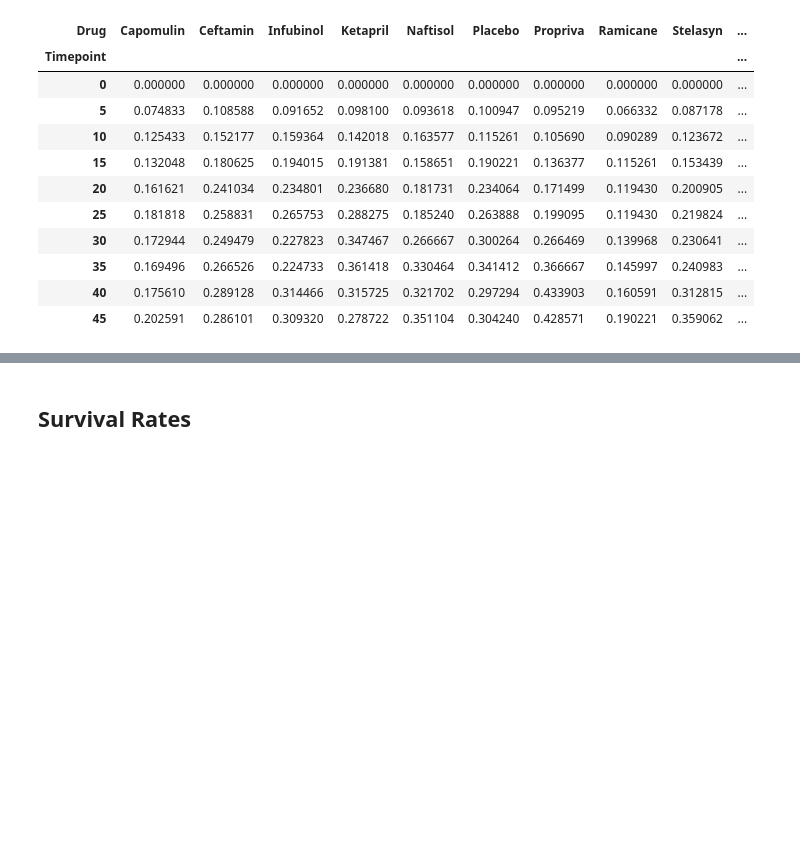
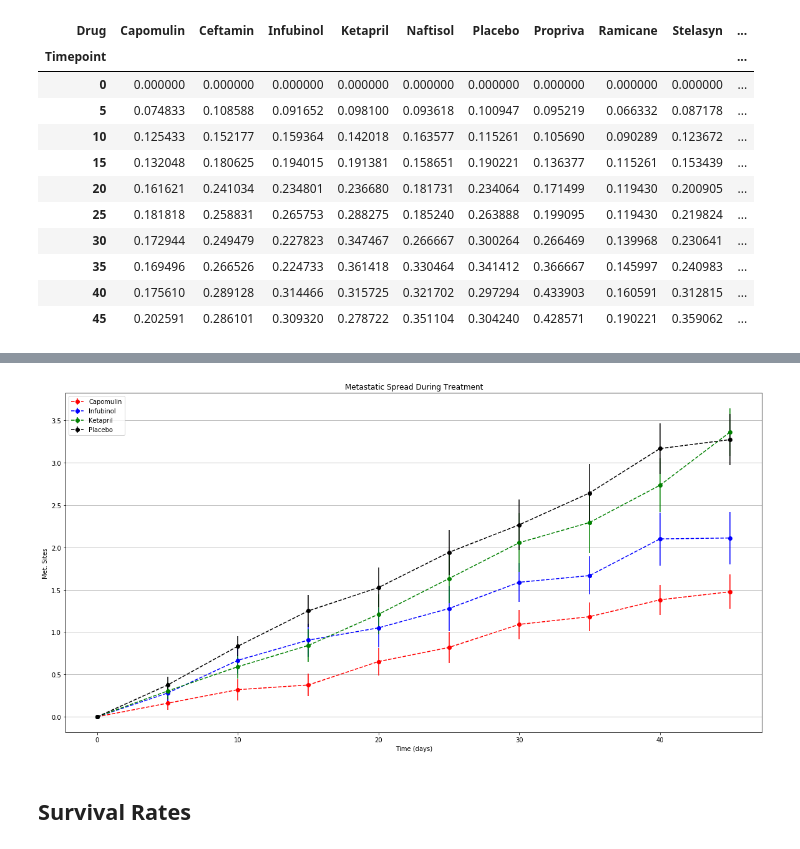
Before and after one commit to jdaltuvec/matplotlib-challenge, a Jupyter notebook: Pymaceuticals/pymaceuticals.ipynb, the cells around one changed output, grey strips where cells are left out. Cells and saved outputs as stored; diff of their text form; code cells hidden in the pictures; blank space fills up the shorter version.

```diff
--- a/Pymaceuticals/pymaceuticals.ipynb
+++ b/Pymaceuticals/pymaceuticals.ipynb
@@ -115,10 +132,12 @@ plt.show()
 # %%
 # Store the Mean Met. Site Data Grouped by Drug and Timepoint
 metas_treat_mean = df.groupby(["Drug", "Timepoint"])["Metastatic Sites"].mean()
+
 # Convert to DataFrame
-metas_treat_mean = pd.DataFrame(metas_treat_mean)
+metas_treat_mean_df = pd.DataFrame(metas_treat_mean)
+
 # Preview DataFrame
-metas_treat_mean.head(10)
+metas_treat_mean_df.head(10)
 # %% [output]
 |  |  | Metastatic Sites |
 | Drug | Timepoint |  |
@@ -160,9 +175,10 @@ metas_treat_df.head(20)
 # %%
 # Minor Data Munging to Re-Format the Data Frames
-metas_treat_df = metas_treat_df.pivot_table(index="Timepoint", columns="Drug", values="Metastatic Sites")
+metas_treat_df = metas_treat_df.reset_index().pivot(index = "Timepoint", columns = "Drug", values = "Metastatic Sites")
+metas_treat_mean_df = metas_treat_mean_df.reset_index().pivot(index = "Timepoint", columns = "Drug", values = "Metastatic Sites")
 
 # Preview that Reformatting worked
-metas_treat_df
+metas_treat_df.head(10)
 # %% [output]
 | Drug | Capomulin | Ceftamin | Infubinol | Ketapril | Naftisol | Placebo | Propriva | Ramicane | Stelasyn | ... |
 | Timepoint |  |  |  |  |  |  |  |  |  | ... |
@@ -188,3 +195,24 @@ plt.show()
+# %%
+# Note to TAs: Run it twice to generate the "nicer" looking plot
+
+# Generate the Plot (with Error Bars)
+metas_treat_mean_df[["Capomulin", "Infubinol", "Ketapril", "Placebo"]].\
+plot(kind='line', yerr = metas_treat_df, marker='o', linestyle="--", colors=['r', 'b', 'g', 'black'])
+plt.title("Metastatic Spread During Treatment")
+plt.xlabel("Time (days)")
+plt.ylabel("Met. Sites")
+plt.xticks(np.arange(0, 50, step=10))
+plt.rcParams["figure.figsize"] = (20,10)
+plt.grid(axis='y')
+plt.legend()
+
+# Save the Figure
+plt.savefig("spread.png", dpi=100)
+
+# Show the Figure
+plt.show()
+# %% [output]
+[figure, added]
 # %% [markdown]
 ## Survival Rates
 # %%
```
Also changed, not shown: parts of 20 cells of this notebook, 6 other files.
